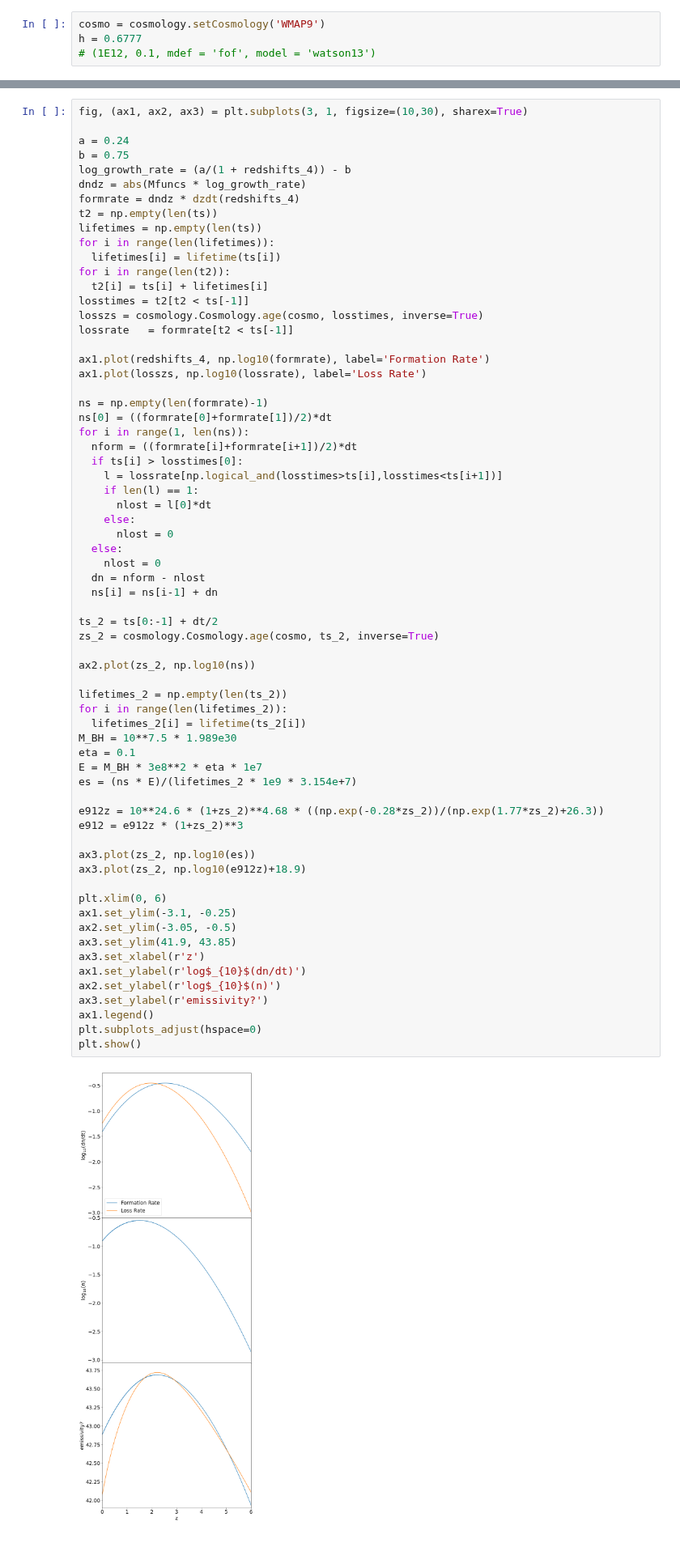
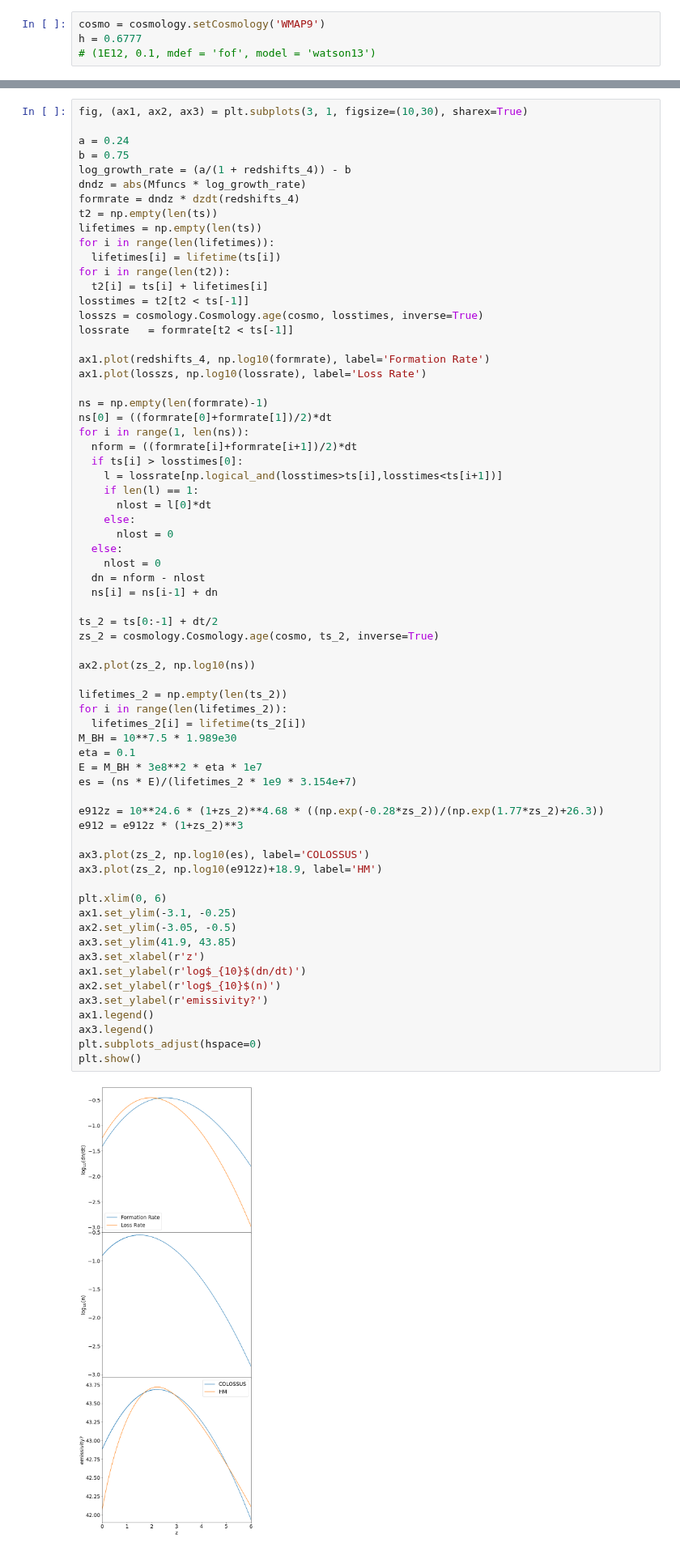
Before and after one commit to xvh422/L4-Project, a Jupyter notebook: J_Carter_Code.ipynb, the cells around one changed output, grey strips where cells are left out. Shown at 81% size. Saved outputs shown, nothing was run; the diff lists cells and outputs as text.

```diff
--- a/J_Carter_Code.ipynb
+++ b/J_Carter_Code.ipynb
@@ -1707,33 +1707,34 @@ for i in range(1, len(ns)):
 
 ts_2 = ts[0:-1] + dt/2
 zs_2 = cosmology.Cosmology.age(cosmo, ts_2, inverse=True)
 
 ax2.plot(zs_2, np.log10(ns))
 
 lifetimes_2 = np.empty(len(ts_2))
 for i in range(len(lifetimes_2)):
   lifetimes_2[i] = lifetime(ts_2[i])
 M_BH = 10**7.5 * 1.989e30
 eta = 0.1
 E = M_BH * 3e8**2 * eta * 1e7
 es = (ns * E)/(lifetimes_2 * 1e9 * 3.154e+7)
 
 e912z = 10**24.6 * (1+zs_2)**4.68 * ((np.exp(-0.28*zs_2))/(np.exp(1.77*zs_2)+26.3))
 e912 = e912z * (1+zs_2)**3
 
-ax3.plot(zs_2, np.log10(es))
-ax3.plot(zs_2, np.log10(e912z)+18.9)
+ax3.plot(zs_2, np.log10(es), label='COLOSSUS')
+ax3.plot(zs_2, np.log10(e912z)+18.9, label='HM')
 
 plt.xlim(0, 6)
 ax1.set_ylim(-3.1, -0.25)
 ax2.set_ylim(-3.05, -0.5)
 ax3.set_ylim(41.9, 43.85)
 ax3.set_xlabel(r'z')
 ax1.set_ylabel(r'log$_{10}$(dn/dt)')
 ax2.set_ylabel(r'log$_{10}$(n)')
 ax3.set_ylabel(r'emissivity?')
 ax1.legend()
+ax3.legend()
 plt.subplots_adjust(hspace=0)
 plt.show()
 # %% [output]
-[figure, old version]
+[figure, new version]
```
Also changed, not shown: parts of 3 cells of this notebook.
